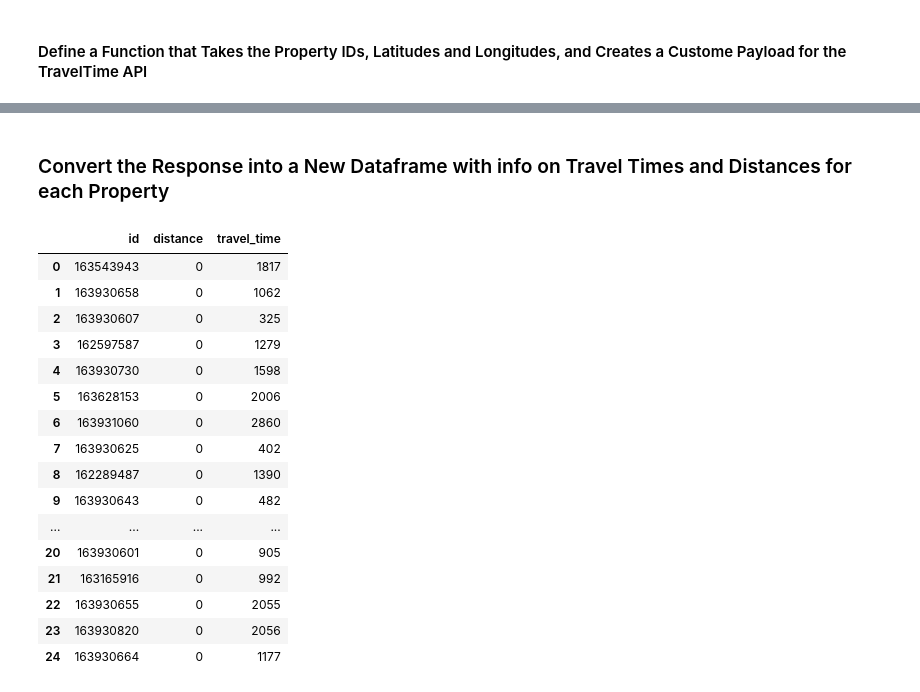
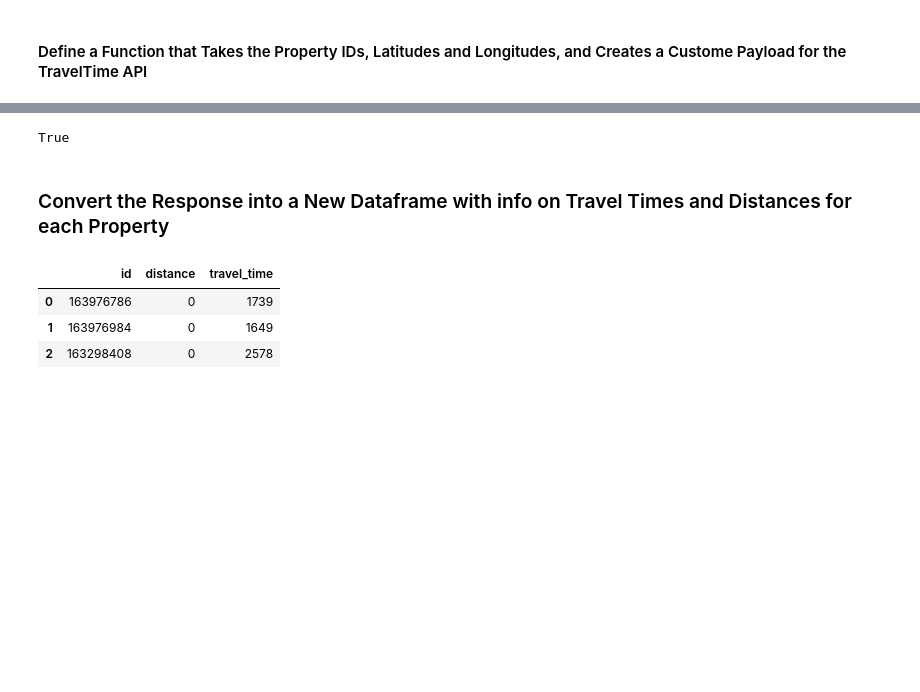
Before and after one commit to danielhalm1407/Rental_Market_Analysis, a Jupyter notebook: Notebooks/NB03_Extract_Travel_Time_Data.ipynb, the cells around one changed output, grey strips where cells are left out. Drawn from its saved outputs; the diff is of its cells as text; code cells hidden in the pictures; blank space fills up the shorter version.

Commit message:
create full suite of running, working scripts, as well as an up to data database

```diff
--- a/Notebooks/NB03_Extract_Travel_Time_Data.ipynb
+++ b/Notebooks/NB03_Extract_Travel_Time_Data.ipynb
@@ -132,0 +75,2 @@ filtered_df = pd.read_csv("../data/properties.csv").drop(columns = "Unnamed: 0")
+# %%
+engine = sqlq.get_sql_engine("../data/properties.db")
@@ -132,0 +79,4 @@ filtered_df = pd.read_csv("../data/properties.csv").drop(columns = "Unnamed: 0")
+# %%
+with engine.connect() as connection:
+    rightmove_data = pd.read_sql(text(sqlq.GET_PROPERTIES_DATA_SQL_QUERY), connection)
+rightmove_data.head()
@@ -150,8 +115,8 @@ def create_payload(df: pd.DataFrame, search_id: str="1", transportation_type: st
     df["id"] = df["id"].astype(str)
 
     # Select and rename latitude/longitude columns for API format
-    locations = df[["id", "location.latitude", "location.longitude"]].rename(
-        columns={"location.latitude": "lat", "location.longitude": "lng"}
+    locations = df[["id", "latitude", "longitude"]].rename(
+        columns={"latitude": "lat", "longitude": "lng"}
     )
 
     # Convert DataFrame rows to a list of dicts for each destination
@@ -183,6 +148,6 @@ def create_payload(df: pd.DataFrame, search_id: str="1", transportation_type: st
 
     return payload
 # %%
-payload_1 = create_payload(df=filtered_df)
+payload_1 = create_payload(rightmove_data)
 pprint(payload_1)
 # %% [output]
@@ -233,36 +198,28 @@ pprint(response.json())  # or response.text if not JSON
               'search_id': '1',
               'unreachable': []}]}
+# %%
+response.status_code == 200
+# %% [output]
+True
 # %% [markdown]
 ### Convert the Response into a New Dataframe with info on Travel Times and Distances for each Property
 # %%
 results = response.json()["results"][0]["locations"]
 
 # Convert to DataFrame
 df_results = pd.DataFrame([
     {
         "id": loc["id"],
         "distance": loc["properties"]["distance"],
         "travel_time": loc["properties"]["travel_time"]
     }
     for loc in results
 ])
 
-df_results
+# inspect the results
+df_results.head(3)
 # %% [output]
 |  | id | distance | travel_time |
-| 0 | 163543943 | 0 | 1817 |
-| 1 | 163930658 | 0 | 1062 |
-| 2 | 163930607 | 0 | 325 |
-| 3 | 162597587 | 0 | 1279 |
-| 4 | 163930730 | 0 | 1598 |
-| 5 | 163628153 | 0 | 2006 |
-| 6 | 163931060 | 0 | 2860 |
-| 7 | 163930625 | 0 | 402 |
-| 8 | 162289487 | 0 | 1390 |
-| 9 | 163930643 | 0 | 482 |
-| ... | ... | ... | ... |
-| 20 | 163930601 | 0 | 905 |
-| 21 | 163165916 | 0 | 992 |
-| 22 | 163930655 | 0 | 2055 |
-| 23 | 163930820 | 0 | 2056 |
-| 24 | 163930664 | 0 | 1177 |
+| 0 | 163976786 | 0 | 1739 |
+| 1 | 163976984 | 0 | 1649 |
+| 2 | 163298408 | 0 | 2578 |
```
Also changed, not shown: parts of 23 cells of this notebook, 20 other files.
